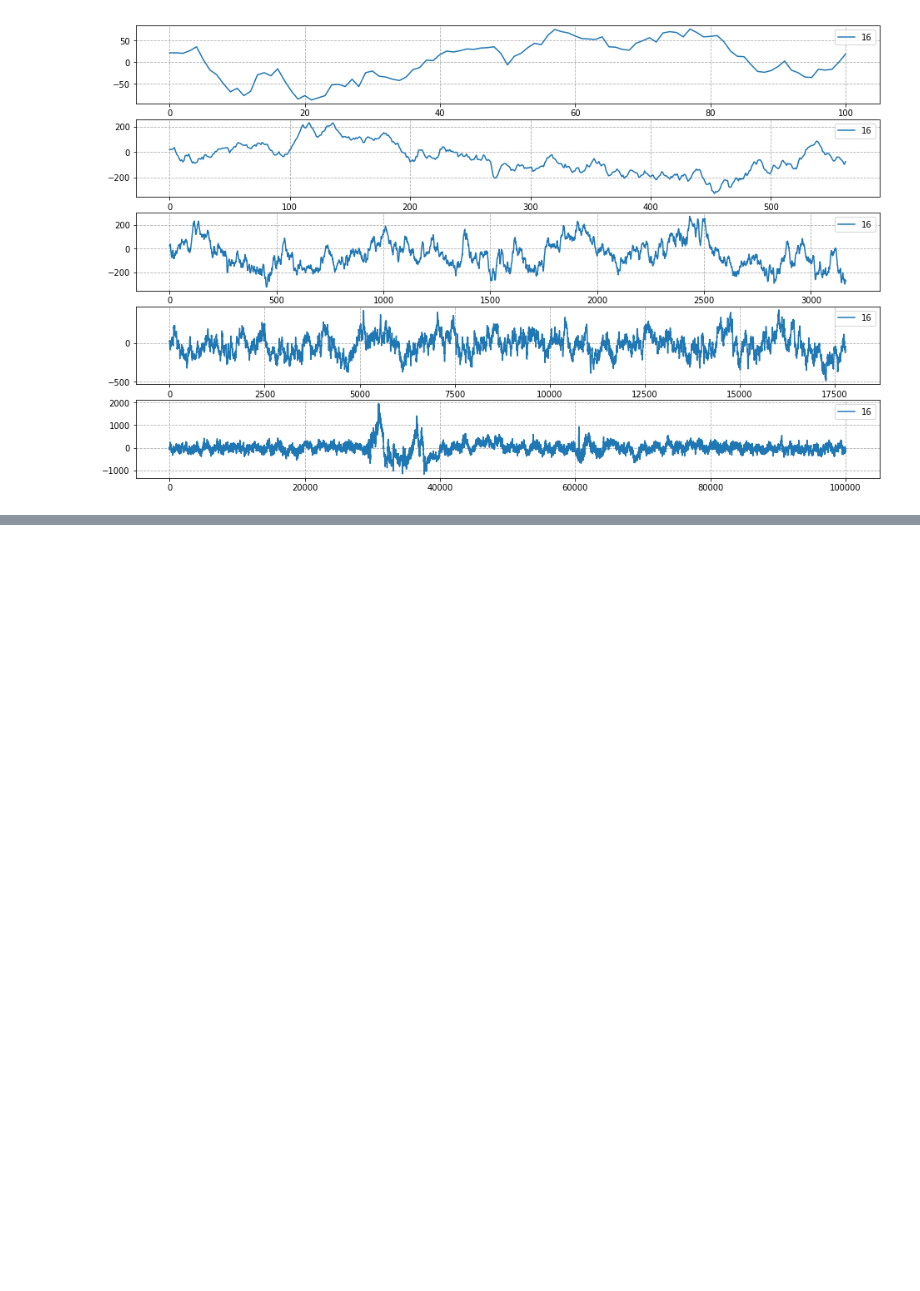
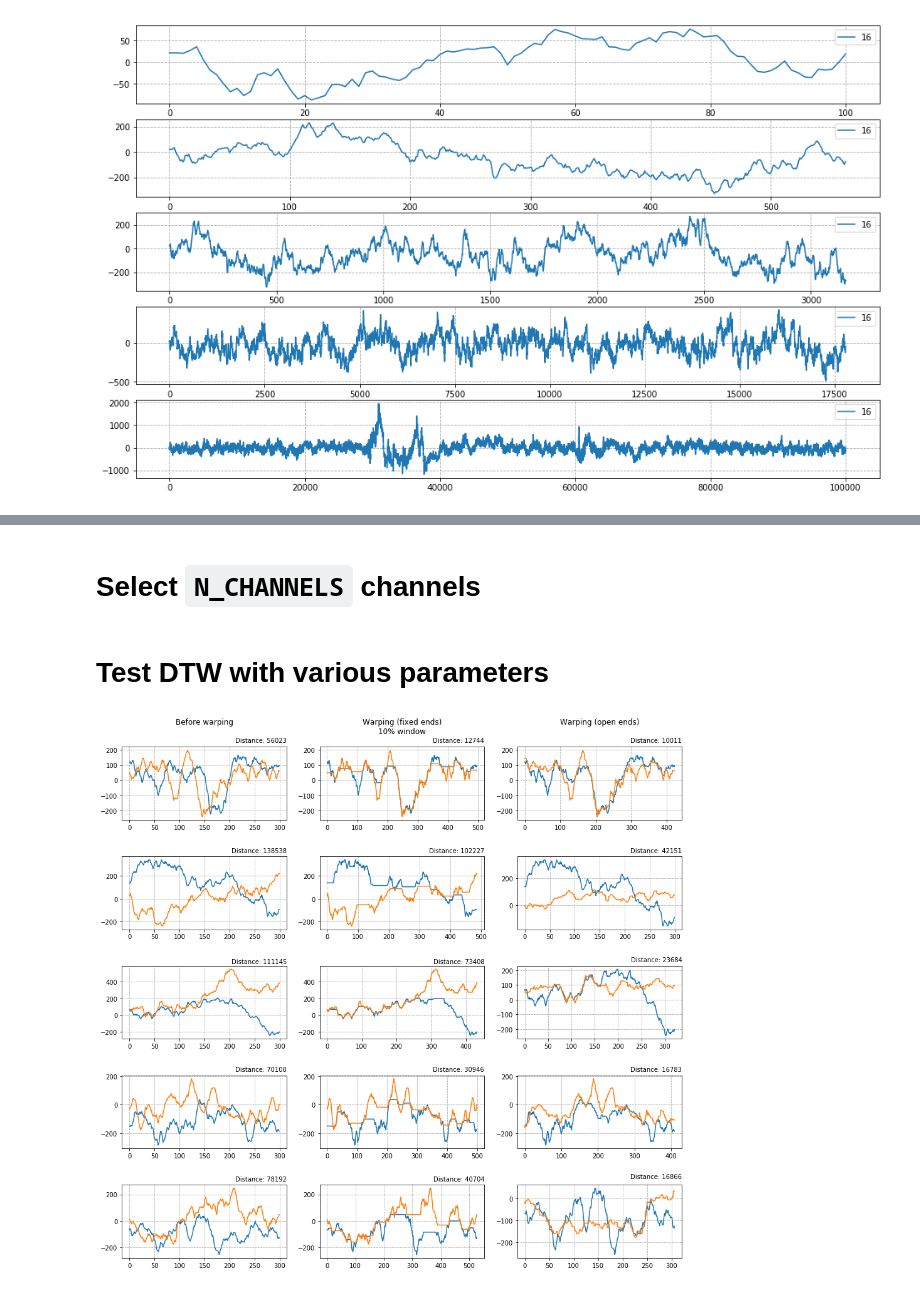
Before and after one commit to Intelligent-Systems-Phystech/2018-Project-2, a Jupyter notebook: code/baseline.ipynb, the cells around one changed output, grey strips where cells are left out. Saved outputs shown, nothing was run; the diff lists cells and outputs as text; code cells hidden in the pictures; blank space fills up the shorter version.

Commit message:
Added DTW experiments on the neural data

```diff
--- a/code/baseline.ipynb
+++ b/code/baseline.ipynb
@@ -22,3 +22,7 @@ for size in np.logspace(2, 5, N):
     ax.grid(color='#AAAAAA', ls='--')
 # %% [output]
 [figure]
+# %%
+N_CHANNELS = 1
+SAMPLE_SIZE = 300
+OVERLAP = 10
@@ -24,0 +31,13 @@ for size in np.logspace(2, 5, N):
+# %%
+step = SAMPLE_SIZE - OVERLAP
+series = [raw_df.loc[start : start + SAMPLE_SIZE - 1].reset_index(drop=True)
+          for start in range(0, len(raw_df) - len(raw_df) % step, step)]
+# %%
+data = pd.concat(series, keys=range(0, len(series)))
+data.index.names = ['Series', 't']
+# %% [markdown]
+# Select `N_CHANNELS` channels
+# %%
+data = data.iloc[:, 0 : N_CHANNELS]
+# %% [markdown]
+# Test DTW with various parameters
@@ -24,0 +46,39 @@ for size in np.logspace(2, 5, N):
+# %%
+N = 5
+
+fig, axes = plt.subplots(figsize = (16, 3*N) , nrows=N, ncols=3)
+
+axes[0][0].set_title('Before warping\n\n')
+axes[0][1].set_title('Warping (fixed ends)\n10% window\n')
+axes[0][2].set_title('Warping (open ends)\n\n')
+
+axes = iter(axes)
+
+for n1, n2 in np.random.randint(0, len(series), (N, 2)):
+    ax = next(axes)
+    x = data.loc[n1].values
+    y = data.loc[n2].values
+
+    def _plot_aligned(ax, x, y, x_path, y_path, distance):
+        ax.grid(color='#aaaaaa', ls='--')
+
+        ax.plot(x[x_path])
+        ax.plot(y[y_path])
+        ax.text(ax.get_xlim()[1], ax.get_ylim()[1] + 30, f"Distance: {distance:.0f}", ha='right')
+
+    res = dtw(x, y, window_type="sakoechiba", window_size=0)
+    _plot_aligned(ax[0], x, y, x_path=res.path[:, 0], y_path=res.path[:, 1], distance=res.distance)
+
+    res = dtw(x, y, window_type="sakoechiba", window_size=SAMPLE_SIZE*0.1)
+    _plot_aligned(ax[1], x, y, x_path=res.path[:, 0], y_path=res.path[:, 1], distance=res.distance)
+
+    X = cdist(x, y, metric="euclidean")
+    res = dtw_low(X, open_end=True, open_begin=True,
+              window = dtwalign.window.NoWindow(len(x), len(y)),
+              pattern=dtwalign.step_pattern.AsymmetricP05())
+
+    _plot_aligned(ax[2], x, y, x_path=res.path[:, 0], y_path=res.path[:, 1], distance=res.distance)
+
+plt.subplots_adjust(hspace=0.5)
+# %% [output]
+[figure, added]
```
Also changed, not shown: parts of 9 cells of this notebook.
